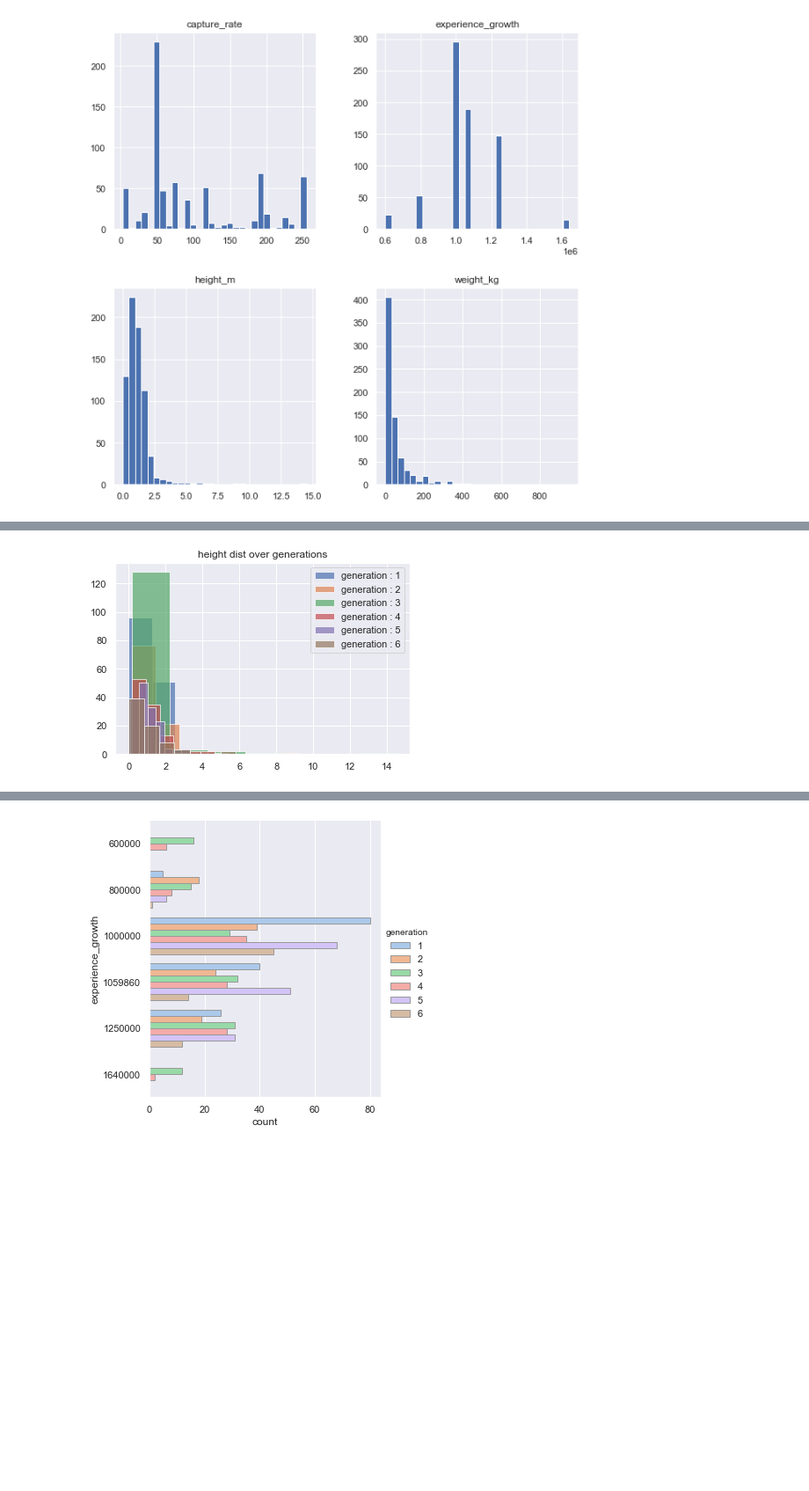
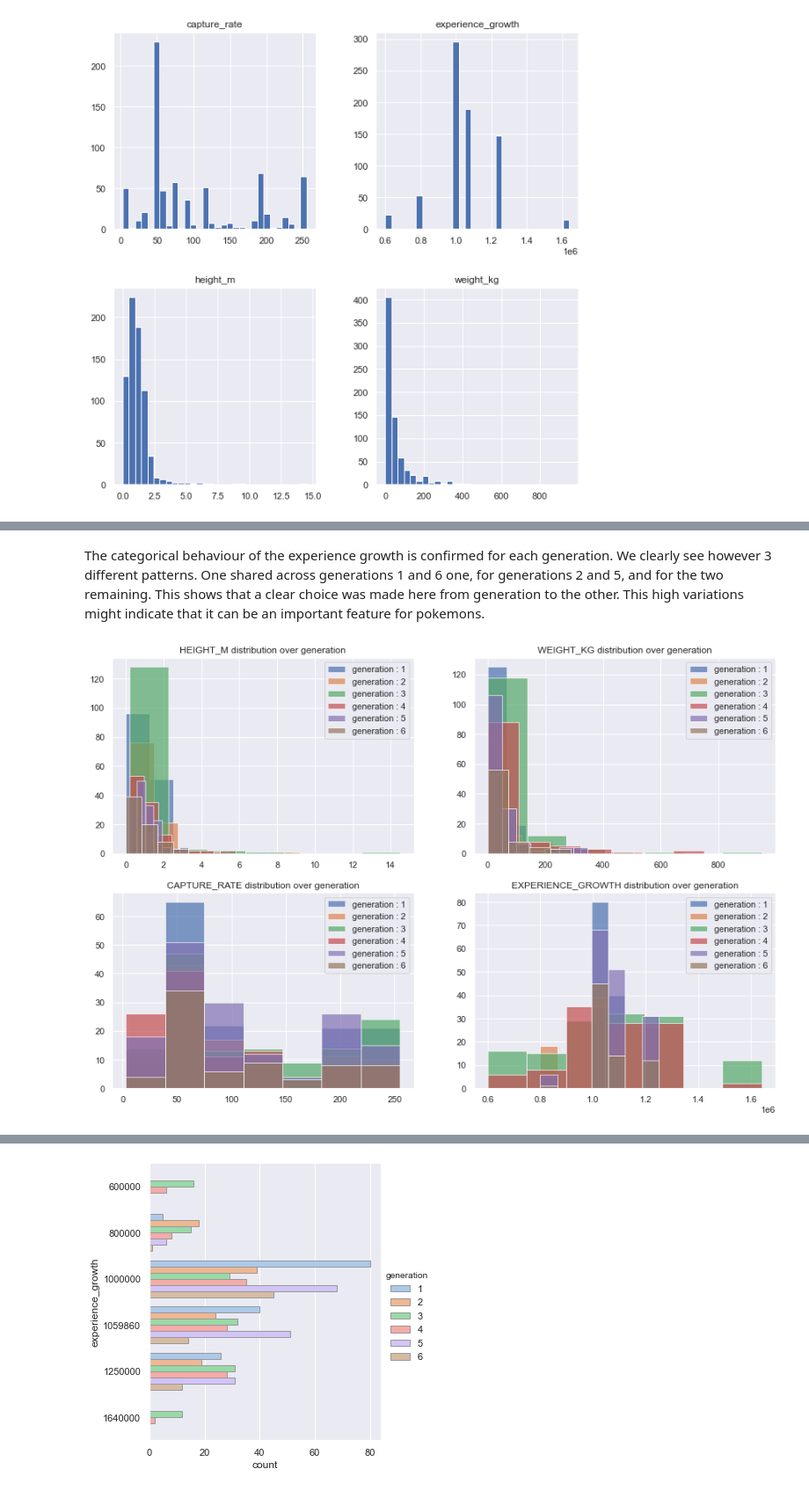
Before and after one commit to com-480-data-visualization/com-480-project-analaktycs, a Jupyter notebook: Milestone1.ipynb, the cells around one changed output, grey strips where cells are left out. Shown at 88% size. Cells and saved outputs as stored; diff of their text form; code cells hidden in the pictures; blank space fills up the shorter version.

Commit message:
merge group1 part1

```diff
--- a/Milestone1.ipynb
+++ b/Milestone1.ipynb
@@ -118,7 +117,8 @@ selected_ = ['pokedex_number','name','type1', 'type2','classfication',\
             'experience_growth','generation']
 df = df[selected_]
 df_abilities = df_abilities[['pokedex_number','name','abilities','generation']]
-df_abilities = df_abilities[df_abilities.generation < 7] # keeping first 6 generations
+df_abilities = df_abilities[df_abilities.generation < 7]# keeping first 6 generations
+df = df.rename(columns={'classfication':'classification'})
 # %%
 df_groupe1 = pd.merge(df, df_abilities, how='left', on=['pokedex_number','name','generation'])
 # %%
@@ -195,0 +191,4 @@ First the continues variables then categorical ones
+# %%
+# Replacing Nan values with value of 0 to ease up further processings
+df_groupe1['height_m'] = df_groupe1['height_m'].fillna(0)
+df_groupe1['weight_kg'] = df_groupe1['weight_kg'].fillna(0)
@@ -234,10 +257,17 @@ g.map(sns.distplot, "experience_growth", hist=True, rug=False);
+# %% [markdown]
+The categorical behaviour of the experience growth is confirmed for each generation. We clearly see however 3 different patterns. One shared across generations 1 and 6 one,  for generations 2 and 5,  and  for the two remaining. This shows that a clear choice was made here from generation to the other. This high variations might indicate that it can be an important feature for pokemons.
 # %%
-fig,ax = plt.subplots()
+fig, axes = plt.subplots(ncols=2, nrows=2,figsize=(15, 10))
 
-hatches = ('','','','','',',')         # fill pattern
-for (i, d),hatch in zip(df_groupe1.groupby('generation'), hatches):
-    fig=d['height_m'].hist(alpha=0.7,bins=7, ax=ax, label='generation : '+str(i), hatch=hatch)
-lg =ax.legend()
-ttl=plt.title('height dist over generations')
+list_=['height_m', 'weight_kg', 'capture_rate','experience_growth']
+
+
+
+hatches = ('','','','','',',')  # fill pattern
+for  j, ax in zip(range(4), axes.flat):
+    for (i, d),hatch in zip(df_groupe1.groupby('generation'), hatches):
+        fig=d[list_[j]].hist(alpha=0.7,bins=7, ax=ax, label='generation : '+str(i), hatch=hatch)
+        lg =ax.legend()
+        ttl=ax.set_title(str(list_[j]).upper() + ' distribution over ' + str('generation'))
 # %% [output]
-[figure, old version]
+[figure, new version]
```
Also changed, not shown: parts of 27 cells of this notebook.
